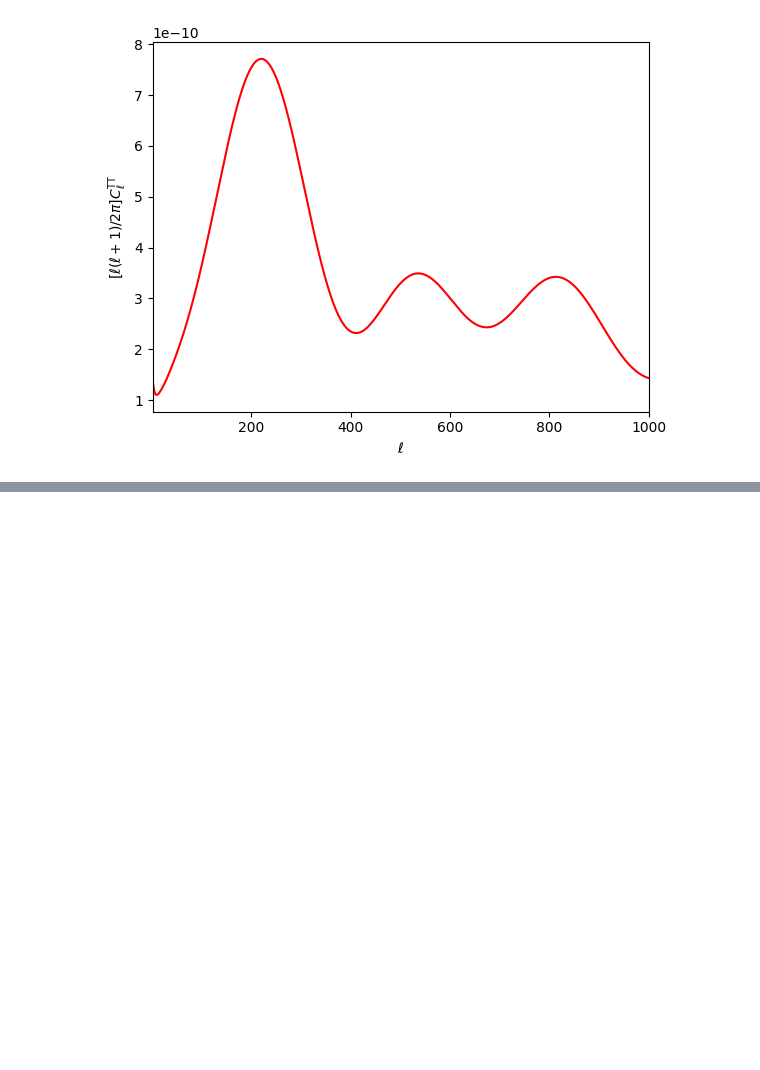
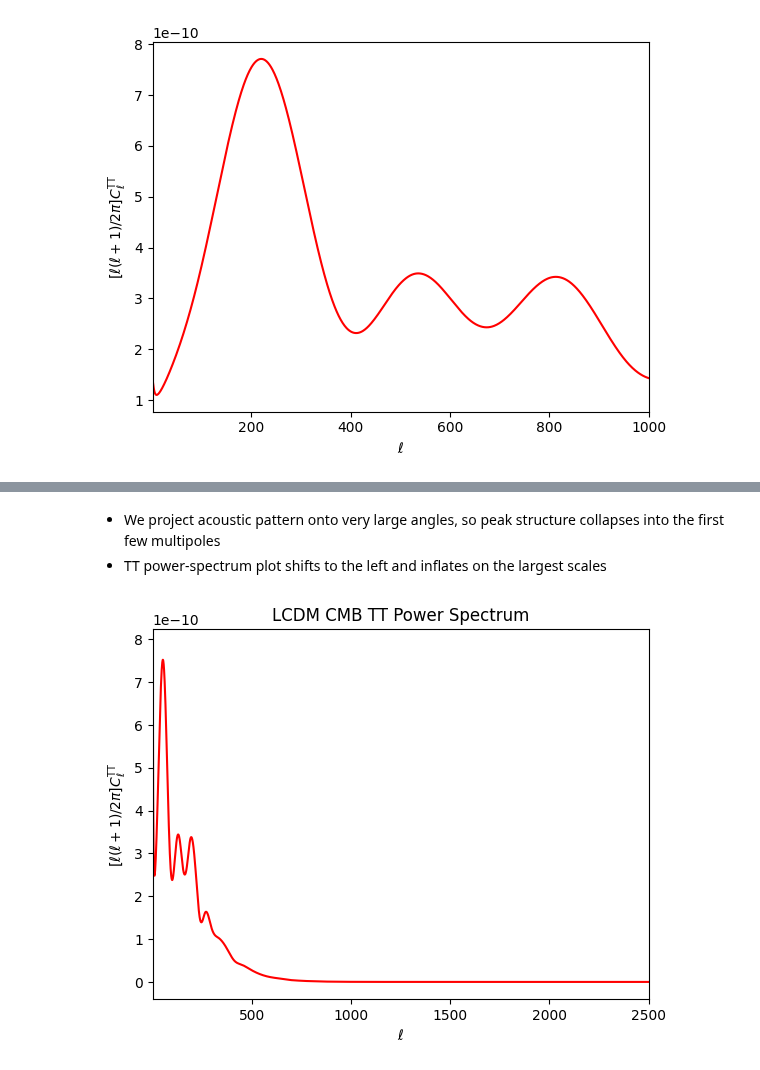
Before and after one commit to CMBAgents/cmbagent, a Jupyter notebook: docs/notebooks/wip/cmbagent_beta3_VLM_as_a_judge.ipynb, the cells around one changed output, grey strips where cells are left out. Cells and saved outputs as stored; diff of their text form; code cells hidden in the pictures; blank space fills up the shorter version.

Commit message:
injecting faulty cosmological params to test VLM

```diff
--- a/docs/notebooks/wip/cmbagent_beta3_VLM_as_a_judge.ipynb
+++ b/docs/notebooks/wip/cmbagent_beta3_VLM_as_a_judge.ipynb
@@ -80,0 +138,33 @@ plt.show()
+# %% [markdown]
+* We project acoustic pattern onto very large angles, so peak structure collapses into the first few multipoles
+* TT power-spectrum plot shifts to the left and inflates on the largest scales
+# %%
+from classy import Class
+import matplotlib.pyplot as plt
+from math import pi
+
+# Create instance of the class "Class"
+LambdaCDM = Class()
+
+# Pass input parameters                                   ↓ ERROR ↓
+LambdaCDM.set({'omega_b':0.0223828,'omega_cdm':0.1201075,'h':67.810,'A_s':2.100549e-09,'n_s':0.9660499,'tau_reio':0.05430842})
+LambdaCDM.set({'output':'tCl,pCl,lCl,mPk','lensing':'yes','P_k_max_1/Mpc':3.0})
+
+# Run class
+LambdaCDM.compute()
+
+# get all C_l output
+cls = LambdaCDM.lensed_cl(2500)
+ll = cls['ell'][2:]
+clTT = cls['tt'][2:]
+
+plt.xscale('linear')
+plt.yscale('linear')
+plt.xlim(2,2500)
+plt.xlabel(r'$\ell$')
+plt.ylabel(r'$[\ell(\ell+1)/2\pi]  C_\ell^\mathrm{TT}$')
+plt.title("LCDM CMB TT Power Spectrum")
+plt.plot(ll,clTT*ll*(ll+1)/2./pi,'r-')
+plt.show()
+# %% [output]
+[figure, added]
```
Also changed, not shown: parts of 4 cells of this notebook.
